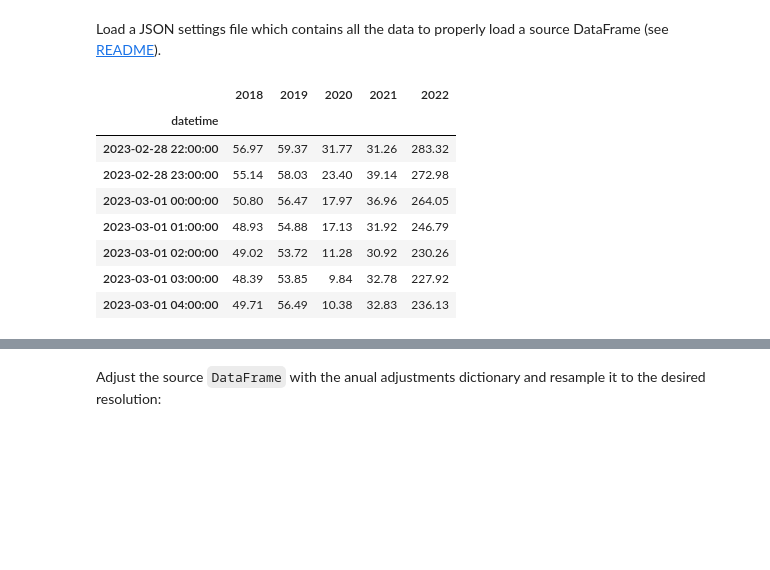
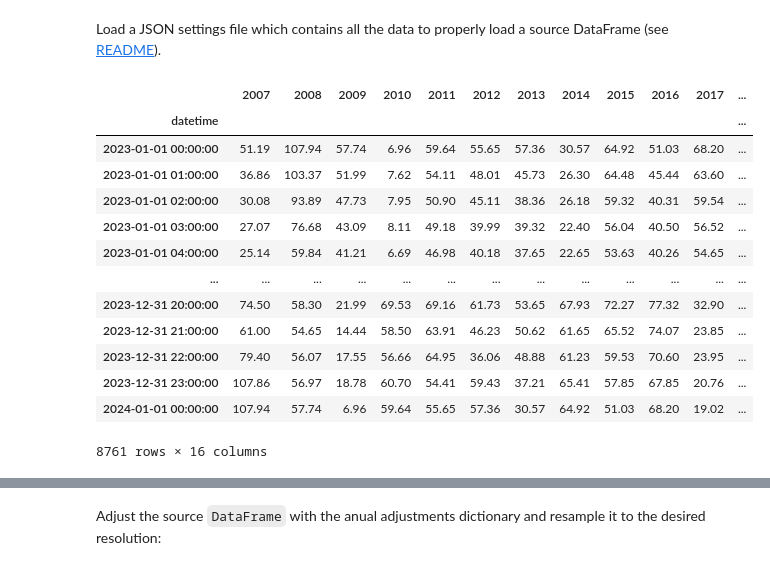
Before and after one commit to bsc-quantic/synthDataGen, a Jupyter notebook: notebooks/fullExample.ipynb, the cells around one changed output, grey strips where cells are left out. Saved outputs shown, nothing was run; the diff lists cells and outputs as text; code cells hidden in the pictures; blank space fills up the shorter version.

```diff
--- a/notebooks/fullExample.ipynb
+++ b/notebooks/fullExample.ipynb
@@ -13,19 +13,24 @@ Load a JSON settings file which contains all the data to properly load a source
 # %%
 from datetime import datetime
 import synthDataGen.controller as controller
 
 loader = controller.ESIOSLoader("./synthDataGen/settings/inputParams.json")
 # loader = controller.LocalDFLoader("./synthDataGen/settings/inputParams.json")
 
-df = loader.getDataFromSource(initialYear=2018, initDatetime=datetime(2023, 2, 28, 22, 0), hoursAhead=6, include29February=False)
+df = loader.getDataFromSource(initialYear=2007, initDatetime=datetime(2023, 1, 1, 0, 0), hoursAhead=24*365)
 df
 # %% [output]
-|  | 2018 | 2019 | 2020 | 2021 | 2022 |
-| datetime |  |  |  |  |  |
-| 2023-02-28 22:00:00 | 56.97 | 59.37 | 31.77 | 31.26 | 283.32 |
-| 2023-02-28 23:00:00 | 55.14 | 58.03 | 23.40 | 39.14 | 272.98 |
-| 2023-03-01 00:00:00 | 50.80 | 56.47 | 17.97 | 36.96 | 264.05 |
-| 2023-03-01 01:00:00 | 48.93 | 54.88 | 17.13 | 31.92 | 246.79 |
-| 2023-03-01 02:00:00 | 49.02 | 53.72 | 11.28 | 30.92 | 230.26 |
-| 2023-03-01 03:00:00 | 48.39 | 53.85 | 9.84 | 32.78 | 227.92 |
-| 2023-03-01 04:00:00 | 49.71 | 56.49 | 10.38 | 32.83 | 236.13 |
+|  | 2007 | 2008 | 2009 | 2010 | 2011 | 2012 | 2013 | 2014 | 2015 | 2016 | 2017 | ... |
+| datetime |  |  |  |  |  |  |  |  |  |  |  | ... |
+| 2023-01-01 00:00:00 | 51.19 | 107.94 | 57.74 | 6.96 | 59.64 | 55.65 | 57.36 | 30.57 | 64.92 | 51.03 | 68.20 | ... |
+| 2023-01-01 01:00:00 | 36.86 | 103.37 | 51.99 | 7.62 | 54.11 | 48.01 | 45.73 | 26.30 | 64.48 | 45.44 | 63.60 | ... |
+| 2023-01-01 02:00:00 | 30.08 | 93.89 | 47.73 | 7.95 | 50.90 | 45.11 | 38.36 | 26.18 | 59.32 | 40.31 | 59.54 | ... |
+| 2023-01-01 03:00:00 | 27.07 | 76.68 | 43.09 | 8.11 | 49.18 | 39.99 | 39.32 | 22.40 | 56.04 | 40.50 | 56.52 | ... |
+| 2023-01-01 04:00:00 | 25.14 | 59.84 | 41.21 | 6.69 | 46.98 | 40.18 | 37.65 | 22.65 | 53.63 | 40.26 | 54.65 | ... |
+| ... | ... | ... | ... | ... | ... | ... | ... | ... | ... | ... | ... | ... |
+| 2023-12-31 20:00:00 | 74.50 | 58.30 | 21.99 | 69.53 | 69.16 | 61.73 | 53.65 | 67.93 | 72.27 | 77.32 | 32.90 | ... |
+| 2023-12-31 21:00:00 | 61.00 | 54.65 | 14.44 | 58.50 | 63.91 | 46.23 | 50.62 | 61.65 | 65.52 | 74.07 | 23.85 | ... |
+| 2023-12-31 22:00:00 | 79.40 | 56.07 | 17.55 | 56.66 | 64.95 | 36.06 | 48.88 | 61.23 | 59.53 | 70.60 | 23.95 | ... |
+| 2023-12-31 23:00:00 | 107.86 | 56.97 | 18.78 | 60.70 | 54.41 | 59.43 | 37.21 | 65.41 | 57.85 | 67.85 | 20.76 | ... |
+| 2024-01-01 00:00:00 | 107.94 | 57.74 | 6.96 | 59.64 | 55.65 | 57.36 | 30.57 | 64.92 | 51.03 | 68.20 | 19.02 | ... |
+8761 rows × 16 columns
```
Also changed, not shown: parts of 5 cells of this notebook.
